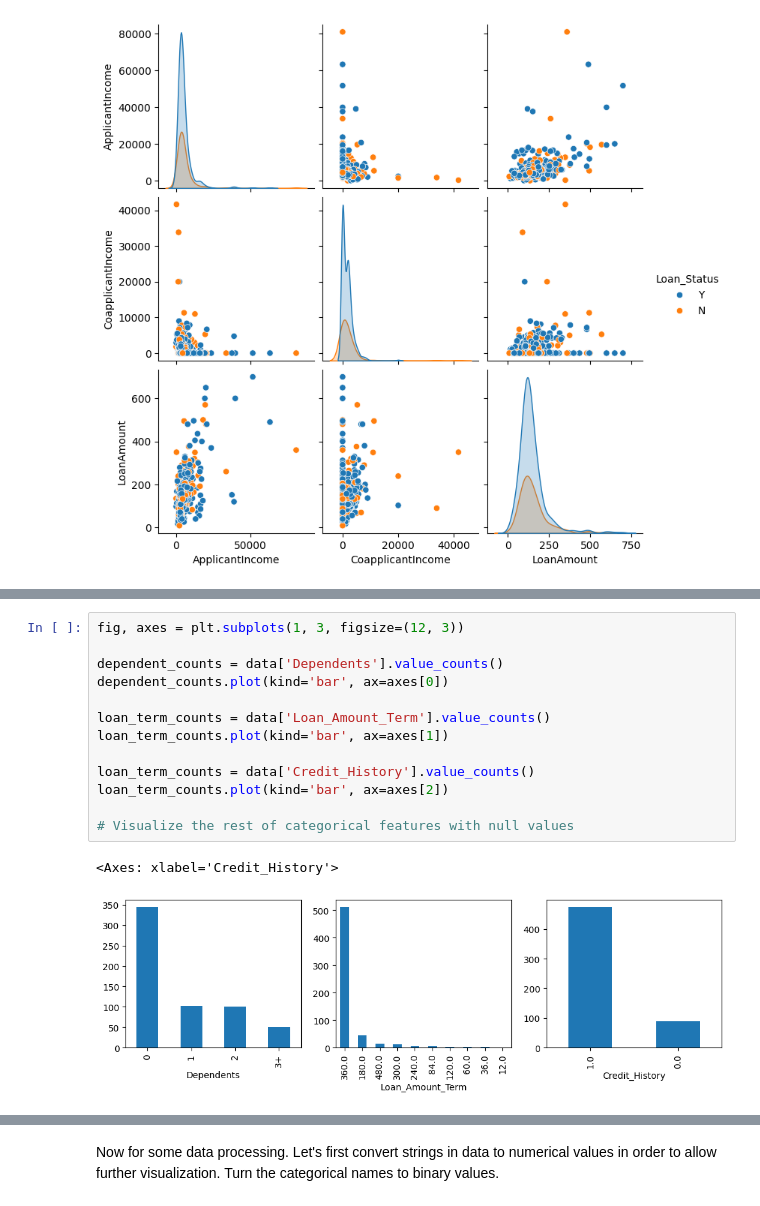
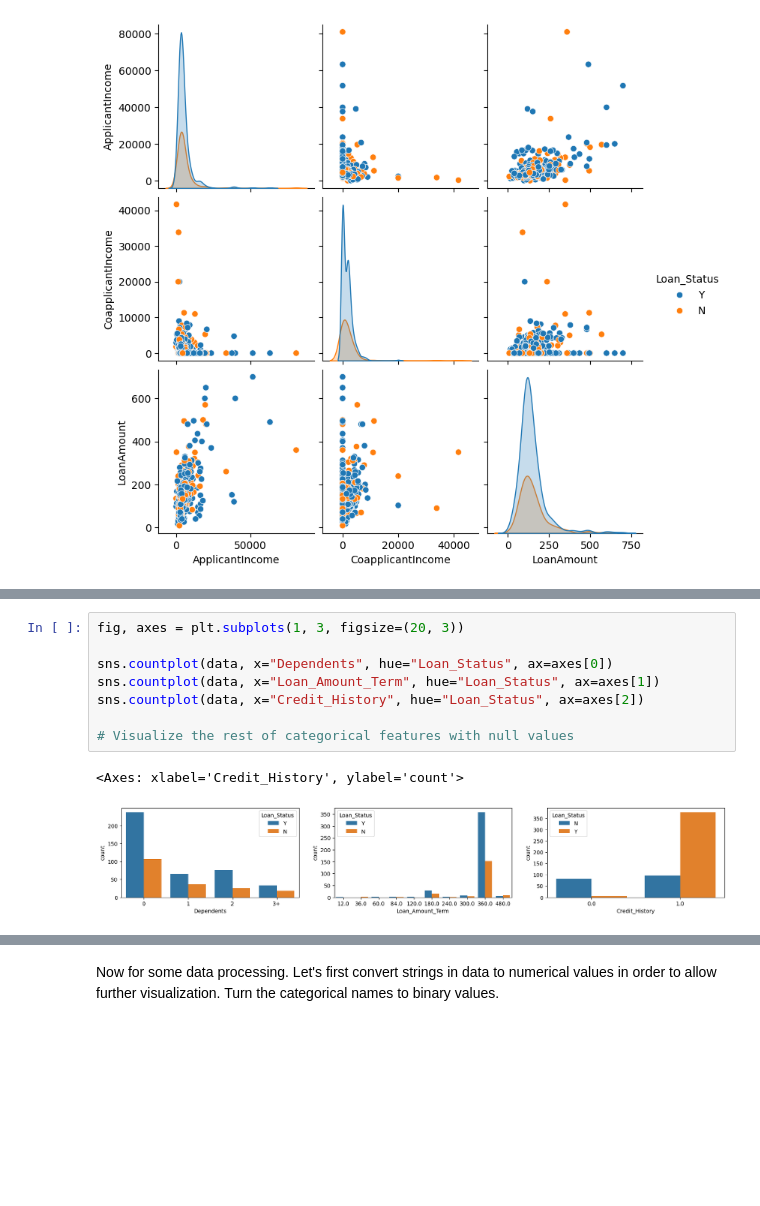
Before and after one commit to LoneCoder21/Loan-Eligibility, a Jupyter notebook: loaneligibility.ipynb, the cells around one changed output, grey strips where cells are left out. Drawn from its saved outputs; the diff is of its cells as text; blank space fills up the shorter version.

```diff
--- a/loaneligibility.ipynb
+++ b/loaneligibility.ipynb
@@ -116,19 +109,14 @@ self_employed_counts.plot(kind='bar', ax=axes[3])
 # %%
-fig, axes = plt.subplots(1, 3, figsize=(12, 3))
+fig, axes = plt.subplots(1, 3, figsize=(20, 3))
 
-dependent_counts = data['Dependents'].value_counts()
-dependent_counts.plot(kind='bar', ax=axes[0])
-
-loan_term_counts = data['Loan_Amount_Term'].value_counts()
-loan_term_counts.plot(kind='bar', ax=axes[1])
-
-loan_term_counts = data['Credit_History'].value_counts()
-loan_term_counts.plot(kind='bar', ax=axes[2])
+sns.countplot(data, x="Dependents", hue="Loan_Status", ax=axes[0])
+sns.countplot(data, x="Loan_Amount_Term", hue="Loan_Status", ax=axes[1])
+sns.countplot(data, x="Credit_History", hue="Loan_Status", ax=axes[2])
 
 # Visualize the rest of categorical features with null values
 # %% [output]
-<Axes: xlabel='Credit_History'>
+<Axes: xlabel='Credit_History', ylabel='count'>
-[figure, old version]
+[figure, new version]
 # %%
 fig, axes = plt.subplots(1, 2, figsize=(10, 3))
 
```
Also changed, not shown: parts of 10 cells of this notebook.
